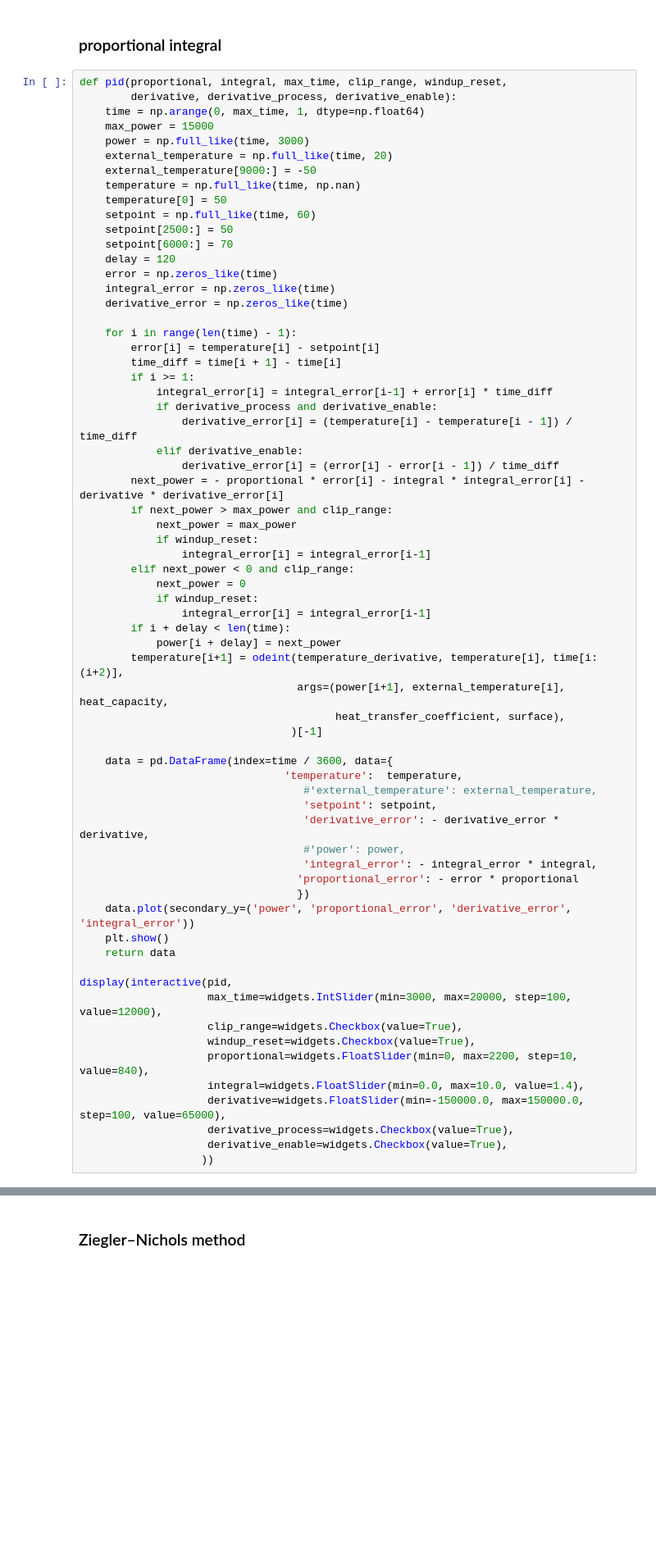
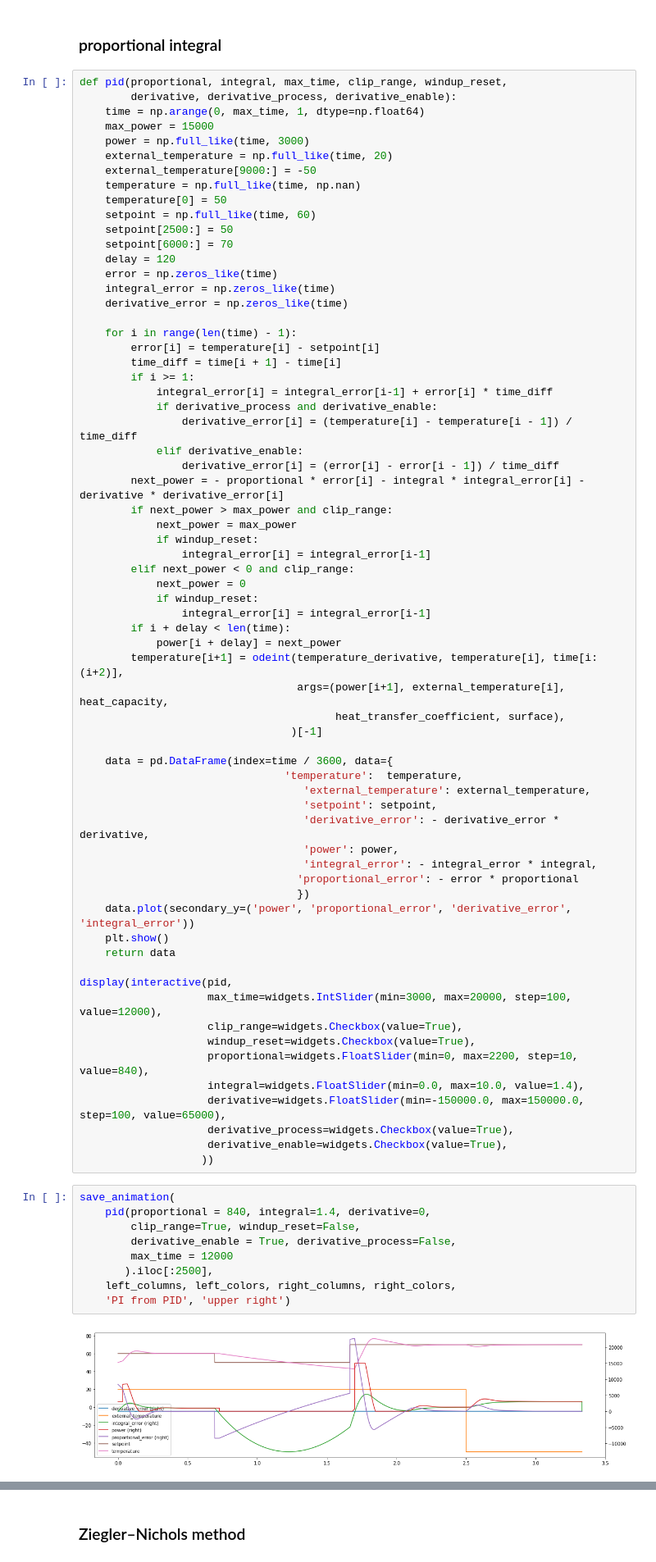
Before and after one commit to mabrek/controllers-2018, a Jupyter notebook: controllers.ipynb, the cells around one changed output, grey strips where cells are left out. Shown at 82% size. Saved outputs shown, nothing was run; the diff lists cells and outputs as text; blank space fills up the shorter version.

Commit message:
render pid animations

```diff
--- a/controllers.ipynb
+++ b/controllers.ipynb
@@ -392,10 +384,10 @@ def pid(proportional, integral, max_time, clip_range, windup_reset,
 
     data = pd.DataFrame(index=time / 3600, data={
                                 'temperature':  temperature,
-                                   #'external_temperature': external_temperature,
+                                   'external_temperature': external_temperature,
                                    'setpoint': setpoint,
                                    'derivative_error': - derivative_error * derivative,
-                                   #'power': power,
+                                   'power': power,
                                    'integral_error': - integral_error * integral,
                                   'proportional_error': - error * proportional
                                   })
@@ -413,3 +405,14 @@ display(interactive(pid,
                     derivative_process=widgets.Checkbox(value=True),
                     derivative_enable=widgets.Checkbox(value=True),
                    ))
+# %%
+save_animation(
+    pid(proportional = 840, integral=1.4, derivative=0,
+        clip_range=True, windup_reset=False,
+        derivative_enable = True, derivative_process=False,
+        max_time = 12000
+       ).iloc[:2500],
+    left_columns, left_colors, right_columns, right_colors,
+    'PI from PID', 'upper right')
+# %% [output]
+[figure, added]
```
Also changed, not shown: parts of 14 cells of this notebook.
